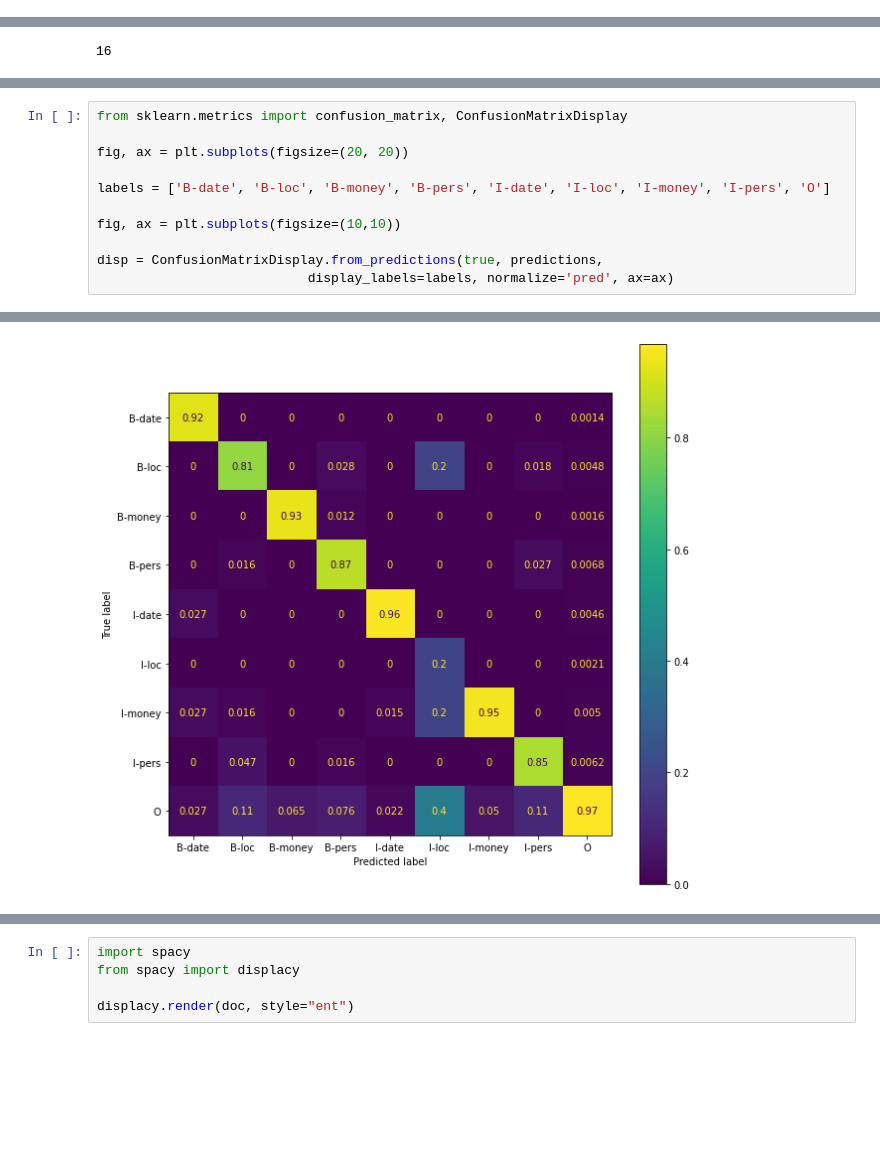
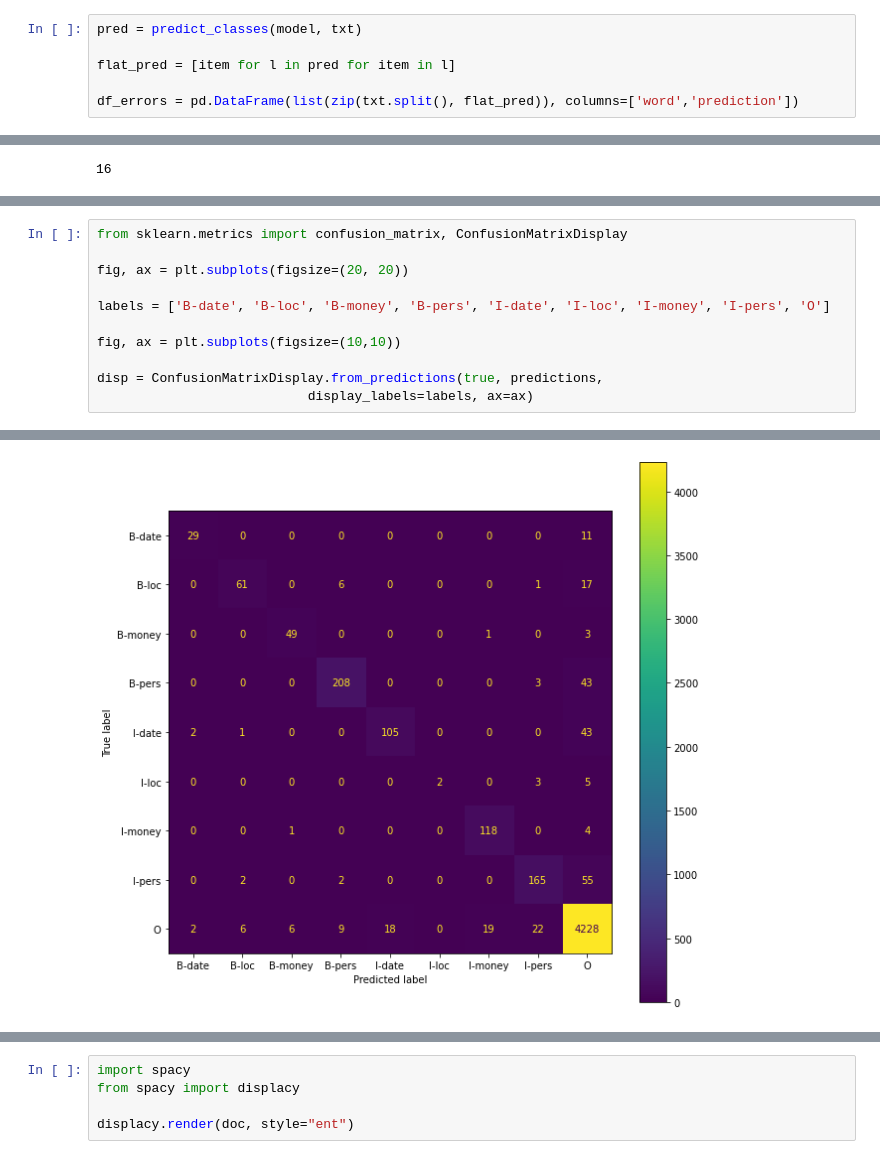
Before and after one commit to MarijkeBeersmans/MiddelNER-Middelnederlandse-named-entity-recognition, a Jupyter notebook: ModelMiddelNederlandseNER.ipynb, the cells around one changed output, grey strips where cells are left out. Drawn from its saved outputs; the diff is of its cells as text; blank space fills up the shorter version.

```diff
--- a/ModelMiddelNederlandseNER.ipynb
+++ b/ModelMiddelNederlandseNER.ipynb
@@ -361,6 +399,12 @@ pred = predict_classes(model, txt)
 flat_pred = [item for l in pred for item in l]
 
 df_errors = pd.DataFrame(list(zip(txt.split(), flat_pred)), columns=['word','prediction'])
+# %%
+pred = predict_classes(model, txt)
+
+flat_pred = [item for l in pred for item in l]
+
+df_errors = pd.DataFrame(list(zip(txt.split(), flat_pred)), columns=['word','prediction'])
 # %%
 
 import nltk
@@ -1328,14 +1385,14 @@ weighted avg       0.95      0.95      0.95      5250
 # %%
 from sklearn.metrics import confusion_matrix, ConfusionMatrixDisplay
 
 fig, ax = plt.subplots(figsize=(20, 20))
 
 labels = ['B-date', 'B-loc', 'B-money', 'B-pers', 'I-date', 'I-loc', 'I-money', 'I-pers', 'O']
 
 fig, ax = plt.subplots(figsize=(10,10))
 
 disp = ConfusionMatrixDisplay.from_predictions(true, predictions,
-                           display_labels=labels, normalize='pred', ax=ax)
+                           display_labels=labels, ax=ax)
 # %% [output]
 [figure]
-[figure, old version]
+[figure, new version]
```
Also changed, not shown: parts of 18 cells of this notebook.
